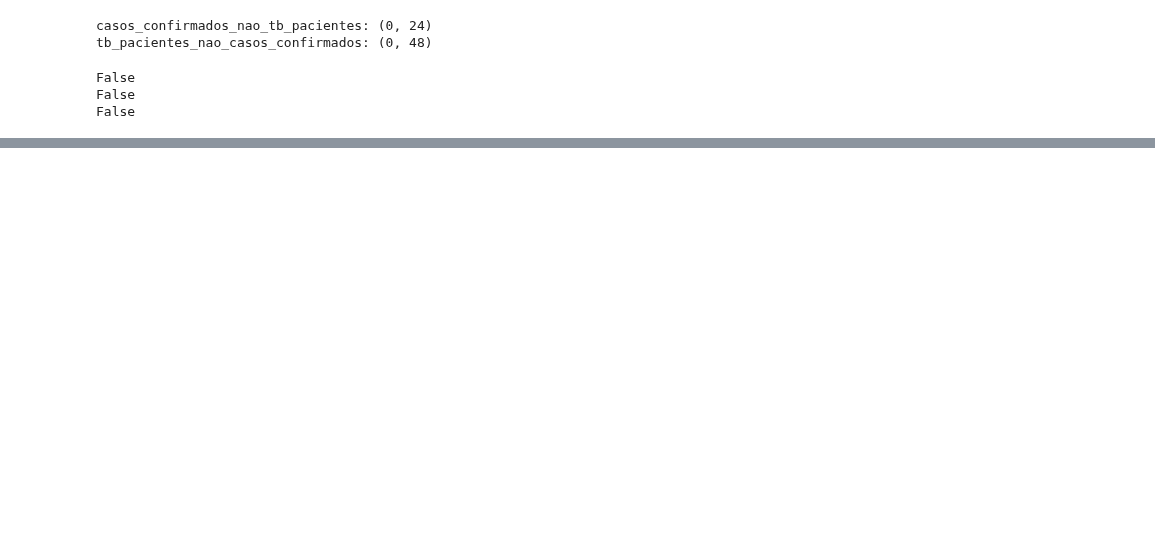
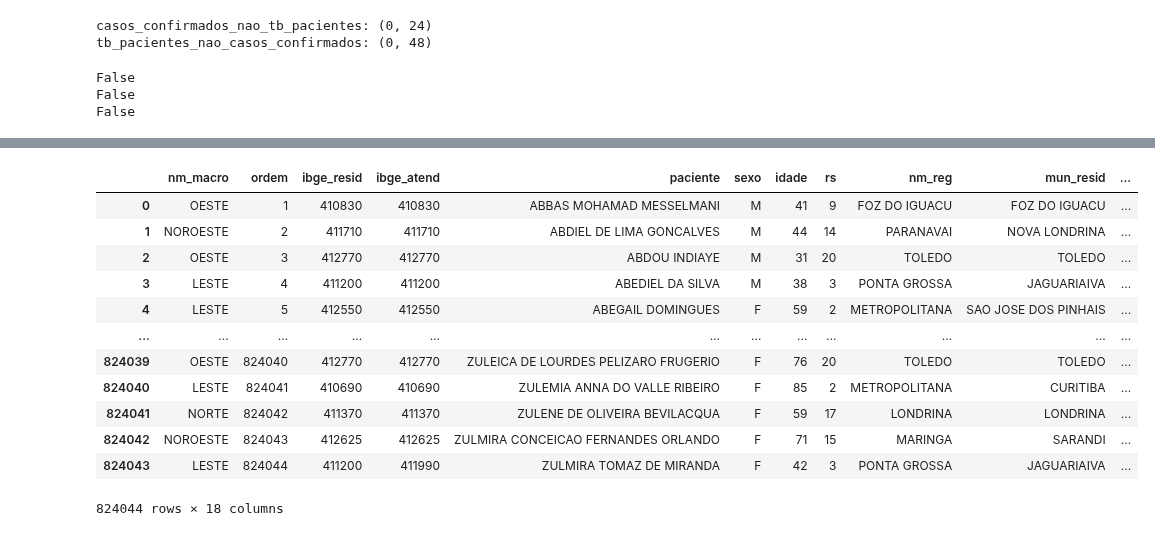
Before and after one commit to vinnylg/covid19datascience, a Jupyter notebook: tb_pacientes_correcoes.ipynb, the cells around one changed output, grey strips where cells are left out. Drawn from its saved outputs; the diff is of its cells as text; code cells hidden in the pictures; blank space fills up the shorter version.

```diff
--- a/tb_pacientes_correcoes.ipynb
+++ b/tb_pacientes_correcoes.ipynb
@@ -27,6 +28,6 @@ timer_all.reset()
 # %%
 timer.reset()
 tb = TbPacientes()
-tb.update()
+# tb.update()
 timer.stop()
 # %% [output]
@@ -34,6 +35,6 @@ timer.stop()
 # %%
 timer.reset()
 casos_confirmados = CasosConfirmados()
-casos_confirmados.update()
+# casos_confirmados.update()
 timer.stop()
 # %% [output]
@@ -177,0 +158,61 @@ casosc
+# %%
+regionais = static.regionais.copy()
+try:
+    casosc = casosc_copy.copy()
+except:
+    casosc_copy = casosc.copy()
+
+casosc['identificacao'] = casost['identificacao'].values.copy()
+
+casosc['ordem'] = [ i for i in range(1,len(casosc)+1)]
+
+casosc = casosc.rename(columns={'ibge7':'ibge_resid','nome':'paciente','dt_diag':'data_diagnostico','comunicacao':'data_comunicacao','is':'data_1o_sintomas'})
+
+casosc['ibge_atend'] = casost['ibge_atend_pr'].apply(normalize_ibge).values.tolist()
+casosc['ibge_resid'] = casosc['ibge_resid'].apply(normalize_ibge).values.tolist()
+
+casosc.loc[casosc['rs'].isnull(),'rs'] = 99
+casosc['rs'] = casosc['rs'].apply(int)
+
+regionais = regionais.append(pd.Series({'nu_reg':99,'nm_macro':"FORA_PR",'nm_reg':'FORA_PR'}),ignore_index=True)
+regionais = regionais.groupby(['nu_reg','nm_reg','nm_macro'])[['ibge']].count().reset_index()
+del regionais['ibge']
+# casosc['nm_macro'] = casosc.apply(lambda x: regionais.loc[regionais['nu_reg']==x['rs']],1)
+# casosc['nm_reg'] = casosc.apply(lambda x: regionais.loc[regionais['nu_reg']==x['rs']],1)
+casosc = pd.merge(casosc,regionais,how='left',left_on='rs',right_on='nu_reg',left_index=True,validate = 'm:1')
+
+
+casosc = pd.merge(casosc,casost[['identificacao','dt_obito','dt_com_obito','status','dt_com_recuperado']],'left',on='identificacao')
+
+casosc['caso'] = 1
+casosc['recuperado'] = 0
+casosc['ativo'] = 1
+
+casosc.loc[(casosc['status']=="Recuperado"),'recuperado'] = 1
+casosc.loc[(casosc['obito']=='SIM'),'obito'] = 1
+casosc.loc[(casosc['obito']=='NAO'),'obito'] = 0
+casosc.loc[(casosc['obito']==1) | (casosc['recuperado']==1),'ativo'] = 0
+
+casosc.loc[(casosc['recuperado']==1) & (casosc['obito']==1 ), 'recuperado'].to_excel('casos_cura_obito.xlsx')
+casosc.loc[(casosc['recuperado']==1) & (casosc['obito']==1 ), 'recuperado'] = 0
+
+# casosc['evolucao'] = 'ATIVO'
+# casosc.loc[casosc['recuperado']==1, 'evolucao'] = 'CURA'
+# casosc.loc[casosc['obito']==1, 'evolucao'] = 'OBITO'
+
+# casosc.loc[casosc['recuperado']==1, 'data_com_evolucao'] = casosc.loc[casosc['recuperado']==1, 'data_com_recuperado']
+# casosc.loc[casosc['obito']==1, 'data_com_evolucao'] = casosc.loc[casosc['obito']==1, 'data_com_obito']
+
+# casosc.loc[casosc['obito']==1, 'data_evolucao'] = casosc.loc[casosc['obito']==1, 'data_obito']
+
+casosc.loc[casosc['obito']==1,'evolucao'] = 'OBITO'
+casosc.loc[casosc['recuperado']==1,'evolucao'] = 'RECUPERADO'
+casosc.loc[casosc['ativo']==1,'evolucao'] = 'ATIVO'
+
+casosc = casosc.rename(columns={'dt_com_obito':'data_com_evolucao','data_obito':'data_evolucao'})
+
+casosc = casosc[['nm_macro','ordem', 'ibge_resid', 'ibge_atend', 'paciente', 'sexo', 'idade', 'rs','nm_reg', 'mun_resid', 'mun_atend', 'laboratorio', 'data_diagnostico', 'data_comunicacao', 'data_1o_sintomas', 'evolucao','data_evolucao', 'data_com_evolucao']].sort_values('ordem')
+
+print(casosc.columns)
+casosc
+# %% [output]
@@ -177,0 +224,13 @@ casosc
+|  | nm_macro | ordem | ibge_resid | ibge_atend | paciente | sexo | idade | rs | nm_reg | mun_resid | ... |
+| 0 | OESTE | 1 | 410830 | 410830 | ABBAS MOHAMAD MESSELMANI | M | 41 | 9 | FOZ DO IGUACU | FOZ DO IGUACU | ... |
+| 1 | NOROESTE | 2 | 411710 | 411710 | ABDIEL DE LIMA GONCALVES | M | 44 | 14 | PARANAVAI | NOVA LONDRINA | ... |
+| 2 | OESTE | 3 | 412770 | 412770 | ABDOU INDIAYE | M | 31 | 20 | TOLEDO | TOLEDO | ... |
+| 3 | LESTE | 4 | 411200 | 411200 | ABEDIEL DA SILVA | M | 38 | 3 | PONTA GROSSA | JAGUARIAIVA | ... |
+| 4 | LESTE | 5 | 412550 | 412550 | ABEGAIL DOMINGUES | F | 59 | 2 | METROPOLITANA | SAO JOSE DOS PINHAIS | ... |
+| ... | ... | ... | ... | ... | ... | ... | ... | ... | ... | ... | ... |
+| 824039 | OESTE | 824040 | 412770 | 412770 | ZULEICA DE LOURDES PELIZARO FRUGERIO | F | 76 | 20 | TOLEDO | TOLEDO | ... |
+| 824040 | LESTE | 824041 | 410690 | 410690 | ZULEMIA ANNA DO VALLE RIBEIRO | F | 85 | 2 | METROPOLITANA | CURITIBA | ... |
+| 824041 | NORTE | 824042 | 411370 | 411370 | ZULENE DE OLIVEIRA BEVILACQUA | F | 59 | 17 | LONDRINA | LONDRINA | ... |
+| 824042 | NOROESTE | 824043 | 412625 | 412625 | ZULMIRA CONCEICAO FERNANDES ORLANDO | F | 71 | 15 | MARINGA | SARANDI | ... |
+| 824043 | LESTE | 824044 | 411200 | 411990 | ZULMIRA TOMAZ DE MIRANDA | F | 42 | 3 | PONTA GROSSA | JAGUARIAIVA | ... |
+824044 rows × 18 columns
```
Also changed, not shown: parts of 23 cells of this notebook, 3 other files.
